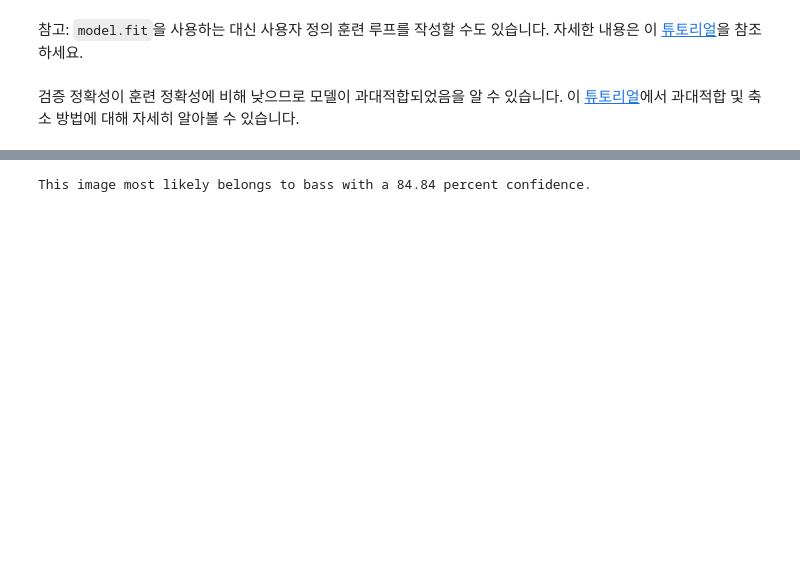
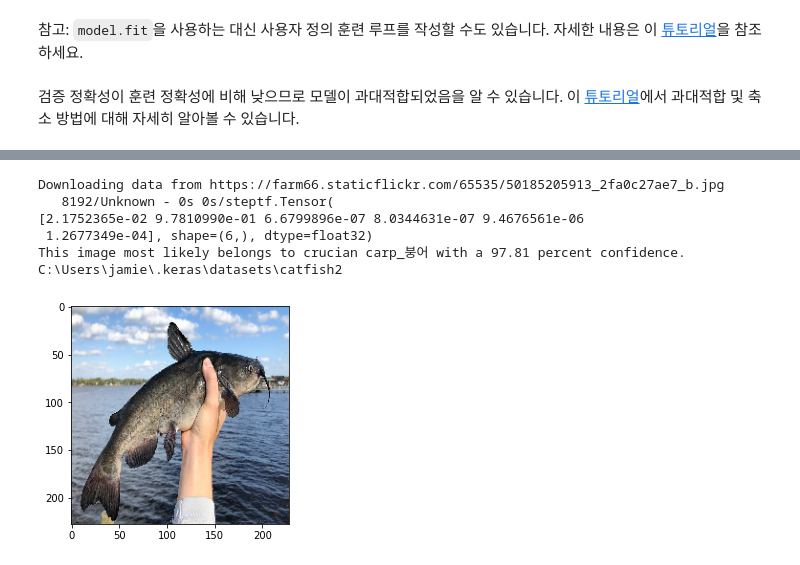
Before and after one commit to BAEKYUJEONG/PocketFish, a Jupyter notebook: deep_learning/images.ipynb, the cells around one changed output, grey strips where cells are left out. Saved outputs shown, nothing was run; the diff lists cells and outputs as text; code cells hidden in the pictures; blank space fills up the shorter version.

```diff
--- a/deep_learning/images.ipynb
+++ b/deep_learning/images.ipynb
@@ -217,22 +224,35 @@ plt.show()
 # %%
-catfish_url = "https://img7.yna.co.kr/etc/inner/KR/2018/04/30/AKR20180430072700063_01_i_P4.jpg"
-catfish_path = tf.keras.utils.get_file('catfish', origin=catfish_url)
+catfish_url = "https://farm66.staticflickr.com/65535/50185205913_2fa0c27ae7_b.jpg"
+catfish_path = tf.keras.utils.get_file('catfish2', origin=catfish_url)
 
 img = tf.keras.preprocessing.image.load_img(
     catfish_path, target_size=(img_height, img_width)
 )
 img_array = tf.keras.preprocessing.image.img_to_array(img)
 img_array = tf.expand_dims(img_array, 0) # Create a batch
 
 predictions = model.predict(img_array)
 score = tf.nn.softmax(predictions[0])
 
+print(score)
+
 print(
     "This image most likely belongs to {} with a {:.2f} percent confidence."
     .format(class_names[np.argmax(score)], 100 * np.max(score))
 )
+
+print(catfish_path)
+
+plt.imshow(img)
+plt.show()
 # %% [output]
-This image most likely belongs to bass with a 84.84 percent confidence.
+Downloading data from https://farm66.staticflickr.com/65535/50185205913_2fa0c27ae7_b.jpg
+   8192/Unknown - 0s 0s/steptf.Tensor(
+[2.1752365e-02 9.7810990e-01 6.6799896e-07 8.0344631e-07 9.4676561e-06
+ 1.2677349e-04], shape=(6,), dtype=float32)
+This image most likely belongs to crucian carp_붕어 with a 97.81 percent confidence.
+C:\Users\jamie\.keras\datasets\catfish2
+[figure, added]
 # %%
 carp_url = "https://lh3.googleusercontent.com/proxy/eMuxcYh_Qyqq-RVHFsNXt-FnETiNVc4KQIo2Fuax1vGbYpJWEeHUTun00ujtFl3rPjRR6nHuWwVmHCAAeEwNuuRQWU8h8y_ClLv9L4cNiAFWpowKhdTxjXPeTQ_aWEy06EgIYolNM70jngdT79DkMev_EjQ"
 carp_path = tf.keras.utils.get_file('carp', origin=carp_url)
```
Also changed, not shown: parts of 13 cells of this notebook, 3 other files.
